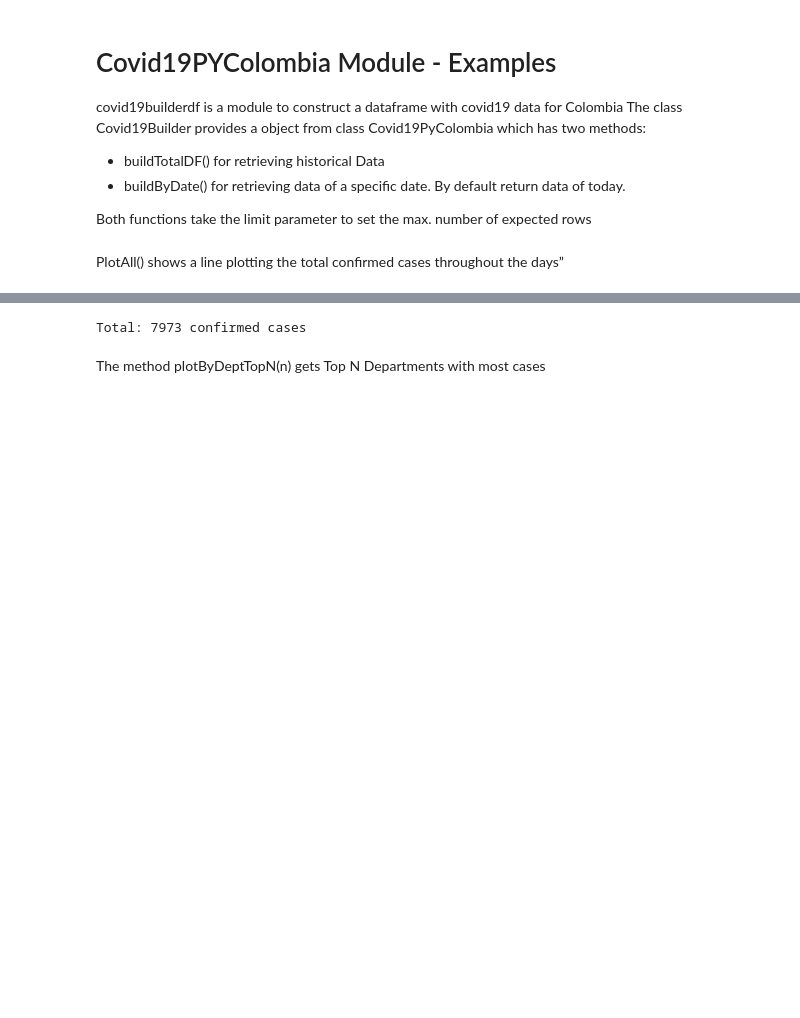
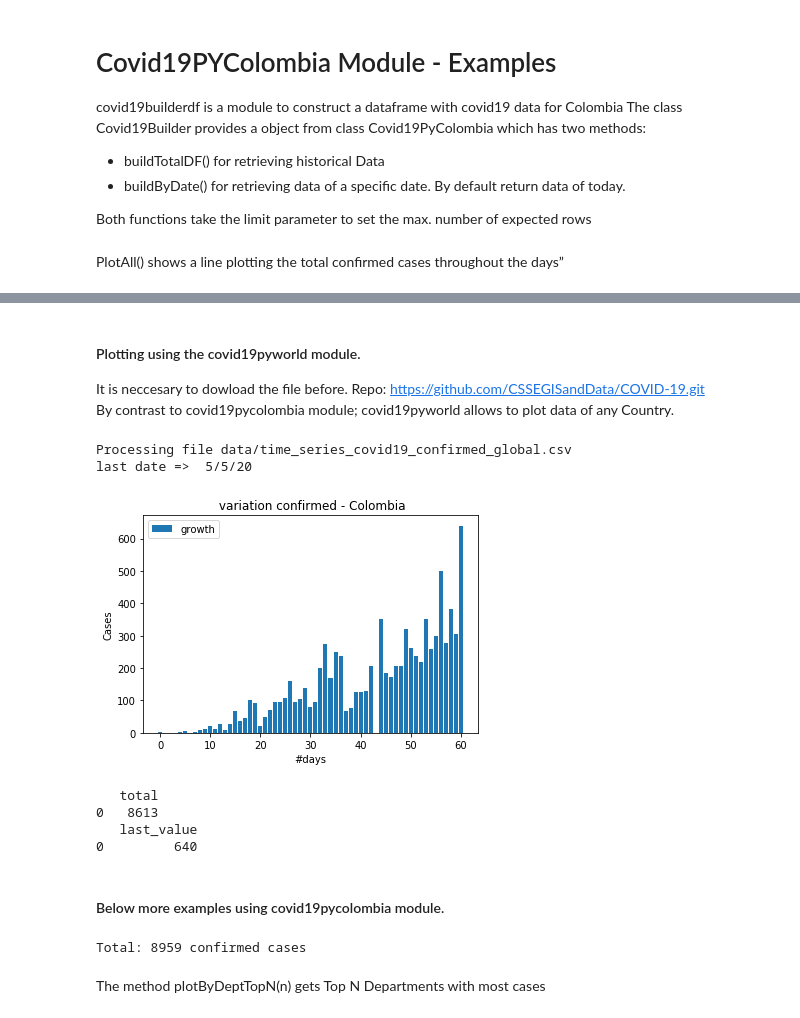
Before and after one commit to mlamprea/covid19, a Jupyter notebook: Covid19Colombia.ipynb, the cells around one changed output, grey strips where cells are left out. Cells and saved outputs as stored; diff of their text form; code cells hidden in the pictures; blank space fills up the shorter version.

```diff
--- a/Covid19Colombia.ipynb
+++ b/Covid19Colombia.ipynb
@@ -20,7 +26,24 @@ covid19.plotAll()
+# %% [markdown]
+#### Plotting using the covid19pyworld module.
+It is neccesary to dowload the file before. Repo: https://github.com/CSSEGISandData/COVID-19.git
+By contrast to covid19pycolombia module; covid19pyworld allows to plot data of any Country.
+# %%
+import covid19pyworld as cw
+cw.plotReportedCasesBar('confirmed','Colombia')
+# %% [output]
+Processing file data/time_series_covid19_confirmed_global.csv
+last date =>  5/5/20
+[figure, added]
+   total
+0   8613
+   last_value
+0         640
+# %% [markdown]
+#### Below more examples using covid19pycolombia module.
 # %%
-print('Total: {} confirmed cases'.format(covid19.getAllData().tail(1).values[0]))
+print('Total: {} confirmed cases'.format(covid19.getAllData_Agg().tail(1).values[0]))
 # %% [output]
-Total: 7973 confirmed cases
+Total: 8959 confirmed cases
 # %% [markdown]
 The method plotByDeptTopN(n) gets Top N Departments with most cases
 # %%
```
Also changed, not shown: parts of 24 cells of this notebook, 21 other files.
